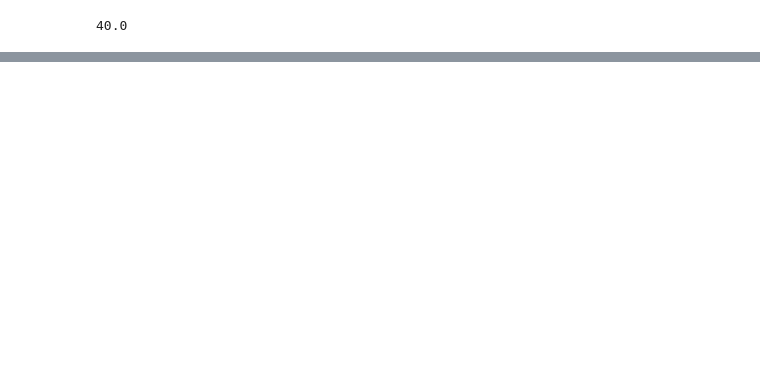
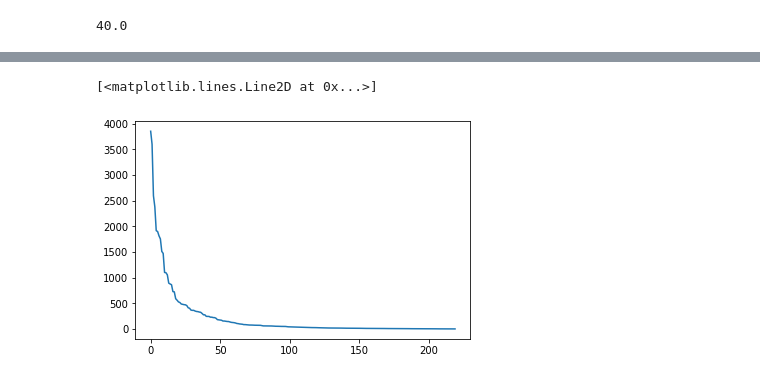
Before and after one commit to Ensemble-learning-project/Ensemble-learning, a Jupyter notebook: Price_prediction.ipynb, the cells around one changed output, grey strips where cells are left out. Cells and saved outputs as stored; diff of their text form; code cells hidden in the pictures; blank space fills up the shorter version.

```diff
--- a/Price_prediction.ipynb
+++ b/Price_prediction.ipynb
@@ -391,4 +167,0 @@ dtype: object
-# %%
-df = df.reset_index(drop=True)
-
-df.head()
@@ -469,0 +192,2 @@ R2 score: -0.06402491974363689
+# %%
+df['reviews_per_month'] = df['reviews_per_month'].apply(lambda s: 'No' if s == '0' else 'yes')
@@ -469,0 +200,2 @@ R2 score: -0.06402491974363689
+# %%
+df['is_zero'] = df['availability_365'].apply(lambda s: 'zero' if s == 0 else 'nonzero')
@@ -469,0 +239,7 @@ R2 score: -0.06402491974363689
+# %%
+nb = df['neighbourhood'].value_counts()
+# %%
+plt.plot(range(len(nb)), nb)
+# %% [output]
+[<matplotlib.lines.Line2D at 0x...>]
+[figure, added]
```
Also changed, not shown: parts of 161 cells of this notebook.
